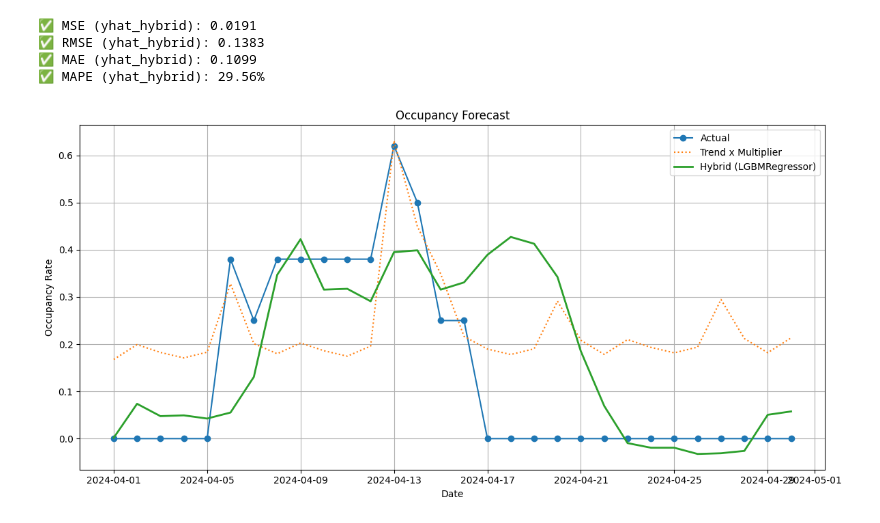
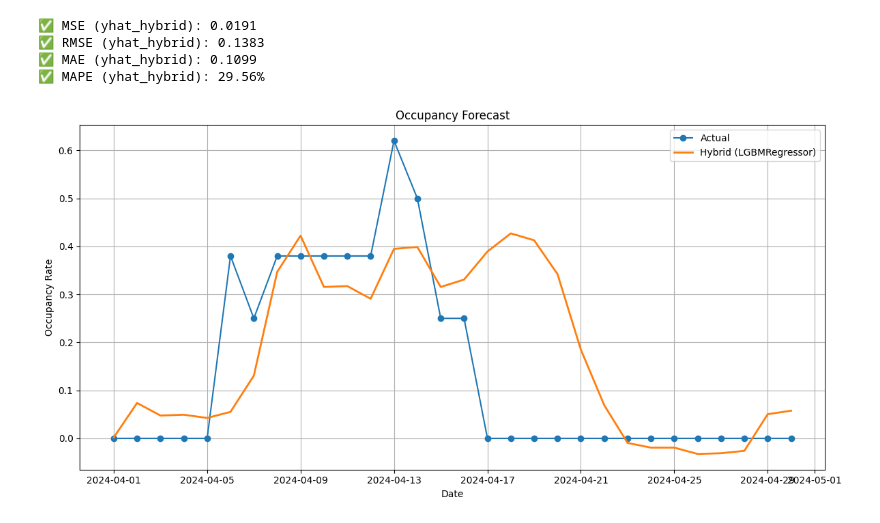
Before and after one commit to Theerat22/finotel, a Jupyter notebook: models/best_model.ipynb, the cells around one changed output. Drawn from its saved outputs; the diff is of its cells as text; code cells hidden in the pictures.

```diff
--- a/models/best_model.ipynb
+++ b/models/best_model.ipynb
@@ -189,15 +221,15 @@ print(f"✅ MAPE (yhat_hybrid): {mape * 100:.2f}%")
 # %%
 plt.figure(figsize=(12,6))
 plt.plot(test_df['ds'], test_df['y'], label='Actual', marker='o')
 # plt.plot(test_df['ds'], test_df['trend'], label='Prophet Trend', linestyle='--')
-plt.plot(test_df['ds'], test_df['yhat_combined'], label='Trend x Multiplier', linestyle=':')
+# plt.plot(test_df['ds'], test_df['yhat_combined'], label='Trend x Multiplier', linestyle=':')
 plt.plot(test_df['ds'], test_df['yhat_hybrid'], label='Hybrid (LGBMRegressor)', linewidth=2)
 plt.title('Occupancy Forecast')
 plt.xlabel("Date")
 plt.ylabel("Occupancy Rate")
 plt.legend()
 plt.grid(True)
 plt.tight_layout()
 plt.show()
 # %% [output]
-[figure, old version]
+[figure, new version]
```
Also changed, not shown: parts of 6 cells of this notebook, 9 other files.
